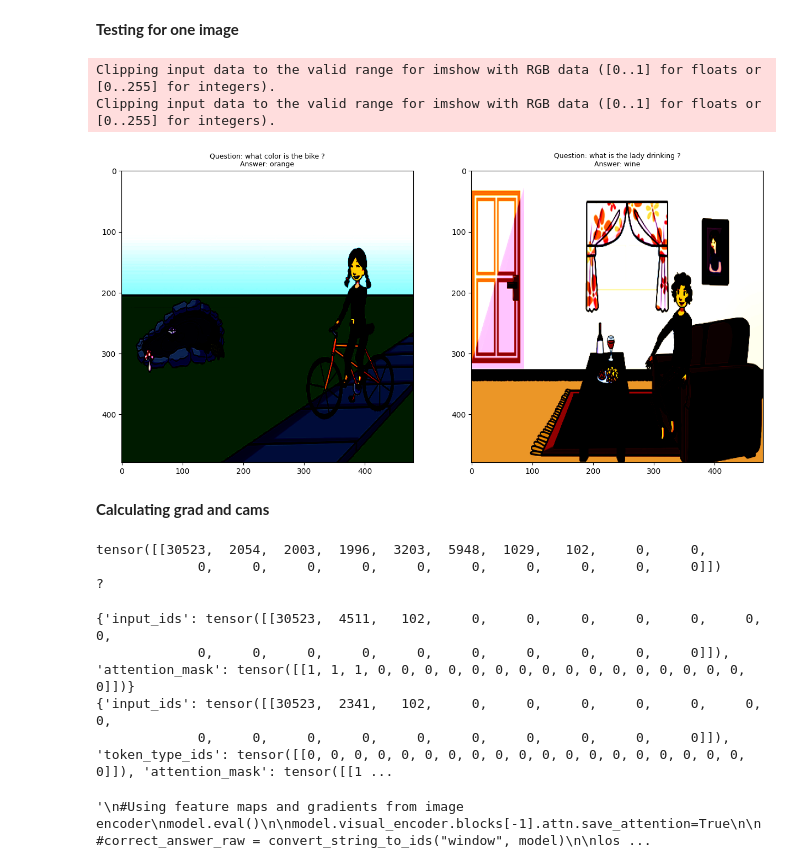
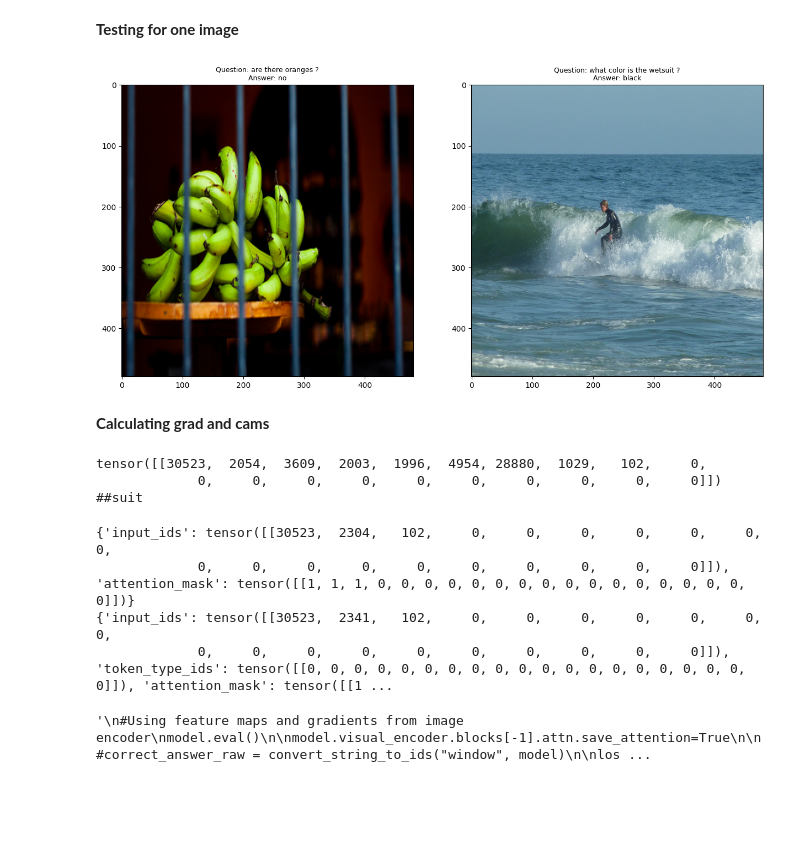
Before and after one commit to JansSolanoVega/Multiple-choice-VQA, a Jupyter notebook: BLIP/GradCam_BLIP.ipynb, the cells around one changed output. Saved outputs shown, nothing was run; the diff lists cells and outputs as text; code cells hidden in the pictures; blank space fills up the shorter version.

```diff
--- a/BLIP/GradCam_BLIP.ipynb
+++ b/BLIP/GradCam_BLIP.ipynb
@@ -57,5 +57,5 @@ dataset.compute_store(model.tokenizer, length=400, fileName="testing_gradcam.h5"
 # %%
-dataset.load(fileName="abstract_testing_gradcam.h5")
+dataset.load(fileName="mscoco_testing_gradcam.h5")
 # %% [markdown]
 **Test-train split**
 # %%
@@ -87,38 +87,37 @@ Test size:  40
 # %%
 #Checking data
 from utils import *
+
 fig=plt.figure(0, (15, 28))
 for num, element in enumerate(test_dataloader):
-    if num==0:
+    if num==13:
         for i in range(batch_size):
             ax = fig.add_subplot(int(batch_size/2), 2,i+1)
             question_raw = element[i]["questions"]
             correct_answer_raw = element[i]["correct_answers"]
             multiple_answers = element[i]["multiple_answers"]
             question_text = convert_ids_to_string(question_raw["input_ids"].cpu(), model)
             correct_answer_text = convert_ids_to_string(correct_answer_raw["input_ids"].cpu(), model)
             img = element[i]["imgs"]
             ax.imshow(np.transpose(img.squeeze(0).cpu() , (1, 2, 0))) #Converting to matplotlib format
             ax.set_title("Question: "+question_text+"\nAnswer: "+correct_answer_text, fontsize=9)
         break
 # %% [output]
-Clipping input data to the valid range for imshow with RGB data ([0..1] for floats or [0..255] for integers).
-Clipping input data to the valid range for imshow with RGB data ([0..1] for floats or [0..255] for integers).
-[figure, old version]
+[figure, new version]
 # %% [markdown]
 **Calculating grad and cams**
 # %%
 print(question_raw["input_ids"])
 print(convert_ids_to_string(question_raw["input_ids"][0][6].unsqueeze(0).unsqueeze(0), model))
 # %% [output]
-tensor([[30523,  2054,  2003,  1996,  3203,  5948,  1029,   102,     0,     0,
+tensor([[30523,  2054,  3609,  2003,  1996,  4954, 28880,  1029,   102,     0,
              0,     0,     0,     0,     0,     0,     0,     0,     0,     0]])
-?
+##suit
 # %%
 print(correct_answer_raw)
 print(convert_string_to_ids("door", model))
 # %% [output]
-{'input_ids': tensor([[30523,  4511,   102,     0,     0,     0,     0,     0,     0,     0,
+{'input_ids': tensor([[30523,  2304,   102,     0,     0,     0,     0,     0,     0,     0,
              0,     0,     0,     0,     0,     0,     0,     0,     0,     0]]), 'attention_mask': tensor([[1, 1, 1, 0, 0, 0, 0, 0, 0, 0, 0, 0, 0, 0, 0, 0, 0, 0, 0, 0]])}
 {'input_ids': tensor([[30523,  2341,   102,     0,     0,     0,     0,     0,     0,     0,
              0,     0,     0,     0,     0,     0,     0,     0,     0,     0]]), 'token_type_ids': tensor([[0, 0, 0, 0, 0, 0, 0, 0, 0, 0, 0, 0, 0, 0, 0, 0, 0, 0, 0, 0]]), 'attention_mask': tensor([[1 ...
```
Also changed, not shown: parts of 4 cells of this notebook, 49 other files.
